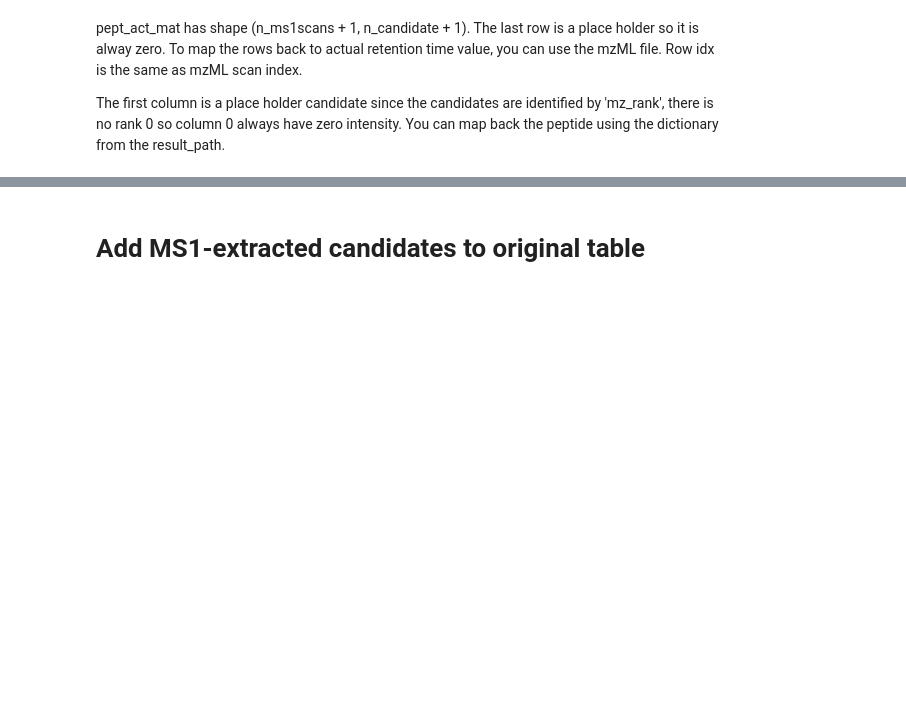
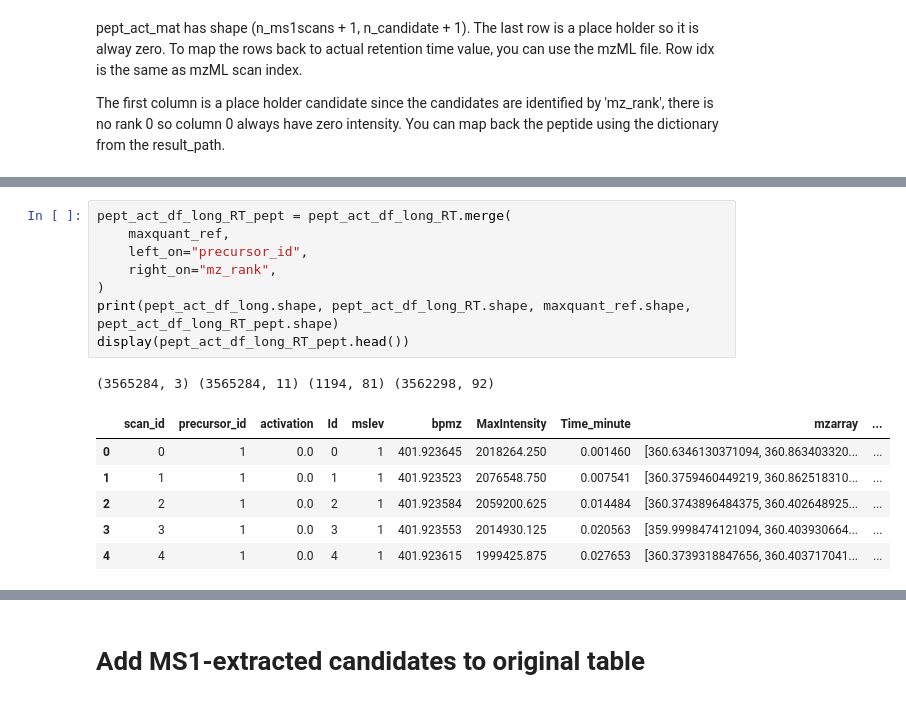
Before and after one commit to wilhelm-lab/SWAPS, a Jupyter notebook: SWAPS/notebooks/dev_90_ayla_test.ipynb, the cells around one changed output, grey strips where cells are left out. Drawn from its saved outputs; the diff is of its cells as text; blank space fills up the shorter version.

```diff
--- a/SWAPS/notebooks/dev_90_ayla_test.ipynb
+++ b/SWAPS/notebooks/dev_90_ayla_test.ipynb
@@ -263,3 +247,19 @@ display(maxquant_ref.head())
 | 2 | DTENHTSHGDGRQEVTSR | 18 | Unmodified | _DTENHTSHGDGRQEVTSR_ | NaN | NaN | ... |
 | 3 | HQPASASSTAASPAHPAK | 18 | Unmodified | _HQPASASSTAASPAHPAK_ | NaN | NaN | ... |
 | 4 | SSTAKPEVEHPEPDHSKR | 18 | Unmodified | _SSTAKPEVEHPEPDHSKR_ | NaN | NaN | ... |
+# %%
+pept_act_df_long_RT_pept = pept_act_df_long_RT.merge(
+    maxquant_ref,
+    left_on="precursor_id",
+    right_on="mz_rank",
+)
+print(pept_act_df_long.shape, pept_act_df_long_RT.shape, maxquant_ref.shape, pept_act_df_long_RT_pept.shape)
+display(pept_act_df_long_RT_pept.head())
+# %% [output]
+(3565284, 3) (3565284, 11) (1194, 81) (3562298, 92)
+|  | scan_id | precursor_id | activation | Id | mslev | bpmz | MaxIntensity | Time_minute | mzarray | ... |
+| 0 | 0 | 1 | 0.0 | 0 | 1 | 401.923645 | 2018264.250 | 0.001460 | [360.6346130371094, 360.863403320... | ... |
+| 1 | 1 | 1 | 0.0 | 1 | 1 | 401.923523 | 2076548.750 | 0.007541 | [360.3759460449219, 360.862518310... | ... |
+| 2 | 2 | 1 | 0.0 | 2 | 1 | 401.923584 | 2059200.625 | 0.014484 | [360.3743896484375, 360.402648925... | ... |
+| 3 | 3 | 1 | 0.0 | 3 | 1 | 401.923553 | 2014930.125 | 0.020563 | [359.9998474121094, 360.403930664... | ... |
+| 4 | 4 | 1 | 0.0 | 4 | 1 | 401.923615 | 1999425.875 | 0.027653 | [360.3739318847656, 360.403717041... | ... |
```
Also changed, not shown: parts of 14 cells of this notebook.
